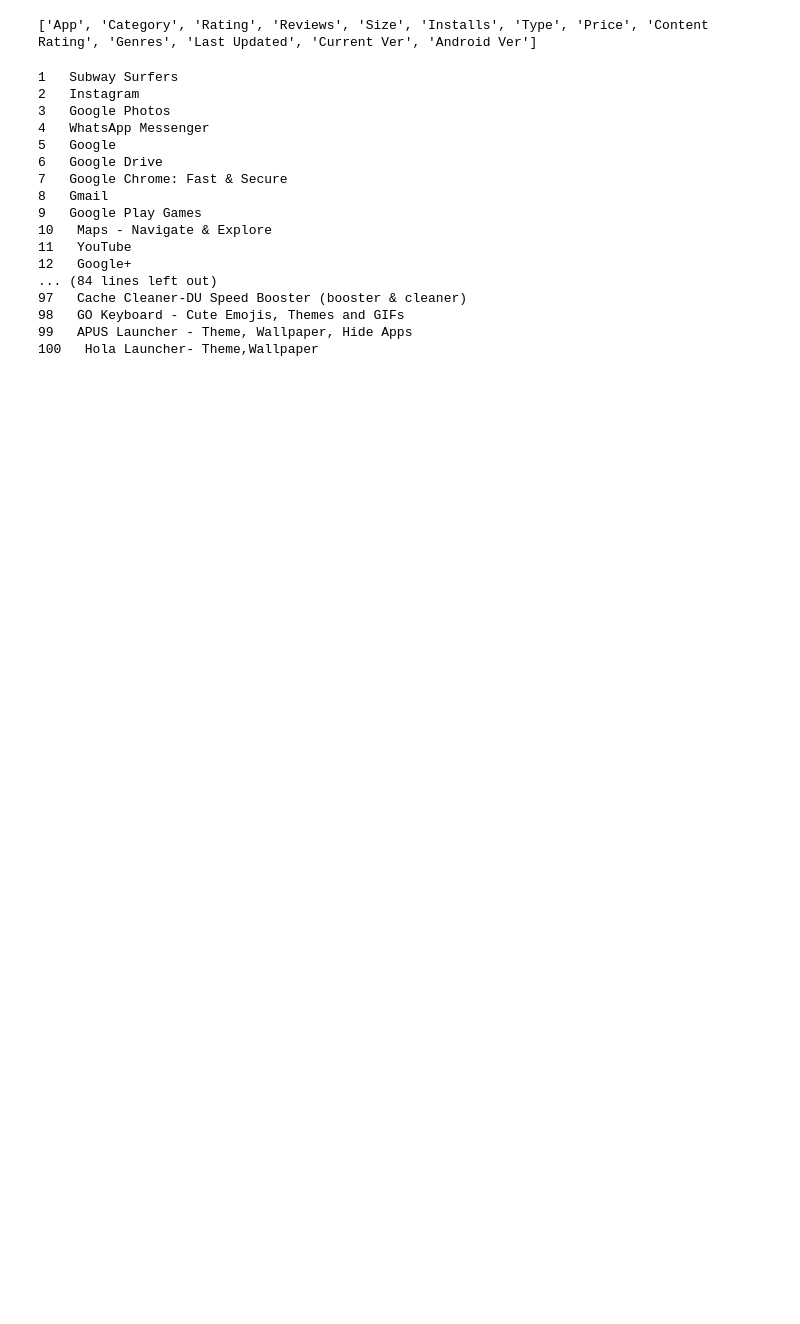
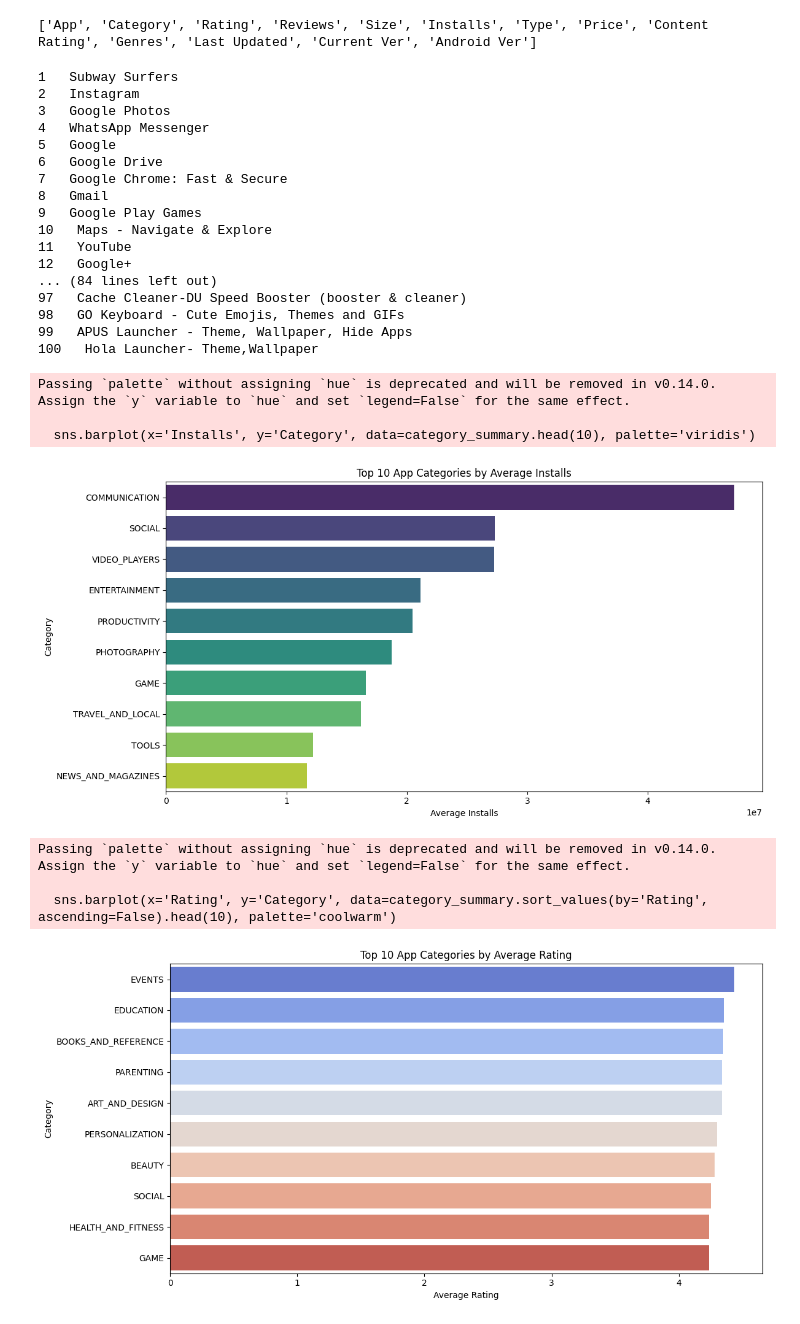
Before and after one commit to m-vigneshwar-reddy/Using-Data-Science-to-Find-Profitable-Ad-Supported-Apps-from-Google-Play-Store, a Jupyter notebook: src.ipynb, the cells around one changed output. Cells and saved outputs as stored; diff of their text form; code cells hidden in the pictures; blank space fills up the shorter version.

```diff
--- a/src.ipynb
+++ b/src.ipynb
@@ -106,3 +108,59 @@ for i in range(0,100):
 98   GO Keyboard - Cute Emojis, Themes and GIFs
 99   APUS Launcher - Theme, Wallpaper, Hide Apps
 100   Hola Launcher- Theme,Wallpaper
+# %%
+# 📊 Additional Libraries
+import matplotlib.pyplot as plt
+import seaborn as sns
+
+# 🧹 Clean Rating and Category Columns for Visualization
+df1['Rating'] = pd.to_numeric(df1['Rating'], errors='coerce')
+df1.dropna(subset=['Category', 'Rating'], inplace=True)
+
+# 📈 Group by Category to Analyze Installs and Ratings
+category_summary = df1.groupby('Category').agg({
+    'Installs': 'mean',
+    'Rating': 'mean',
+    'App': 'count'
+}).rename(columns={'App': 'App_Count'}).sort_values(by='Installs', ascending=False)
+category_summary.reset_index(inplace=True)
+
+# 📊 Plot 1: Top 10 Categories by Average Installs
+plt.figure(figsize=(12, 6))
+sns.barplot(x='Installs', y='Category', data=category_summary.head(10), palette='viridis')
+plt.title('Top 10 App Categories by Average Installs')
+plt.xlabel('Average Installs')
+plt.ylabel('Category')
+plt.tight_layout()
+plt.show()
+
+# 📊 Plot 2: Top 10 Categories by Average Rating
+plt.figure(figsize=(12, 6))
+sns.barplot(x='Rating', y='Category', data=category_summary.sort_values(by='Rating', ascending=False).head(10), palette='coolwarm')
+plt.title('Top 10 App Categories by Average Rating')
+plt.xlabel('Average Rating')
+plt.ylabel('Category')
+plt.tight_layout()
+plt.show()
+
+# 💰 Estimate Ad Revenue Based on Installs
+CPM = 1.5  # Cost per 1000 impressions
+AD_IMPRESSIONS_PER_USER = 100  # Est. impressions per user
+
+df1['Estimated_Revenue_USD'] = (df1['Installs'] * AD_IMPRESSIONS_PER_USER * CPM) / 1000
+
+# 📄 Top 10 Revenue-Generating Apps
+top_revenue_apps = df1[['App', 'Category', 'Installs', 'Estimated_Revenue_USD']].sort_values(
+    by='Estimated_Revenue_USD', ascending=False).head(10)
+
+print("\n💸 Top 10 Revenue-Generating Free Apps (Estimated):\n")
+print(top_revenue_apps.reset_index(drop=True))
+# %% [output]
+Passing `palette` without assigning `hue` is deprecated and will be removed in v0.14.0. Assign the `y` variable to `hue` and set `legend=False` for the same effect.
+
+  sns.barplot(x='Installs', y='Category', data=category_summary.head(10), palette='viridis')
+[figure, added]
+Passing `palette` without assigning `hue` is deprecated and will be removed in v0.14.0. Assign the `y` variable to `hue` and set `legend=False` for the same effect.
+
+  sns.barplot(x='Rating', y='Category', data=category_summary.sort_values(by='Rating', ascending=False).head(10), palette='coolwarm')
+[figure, added]
```
Also changed, not shown: parts of 4 cells of this notebook.
